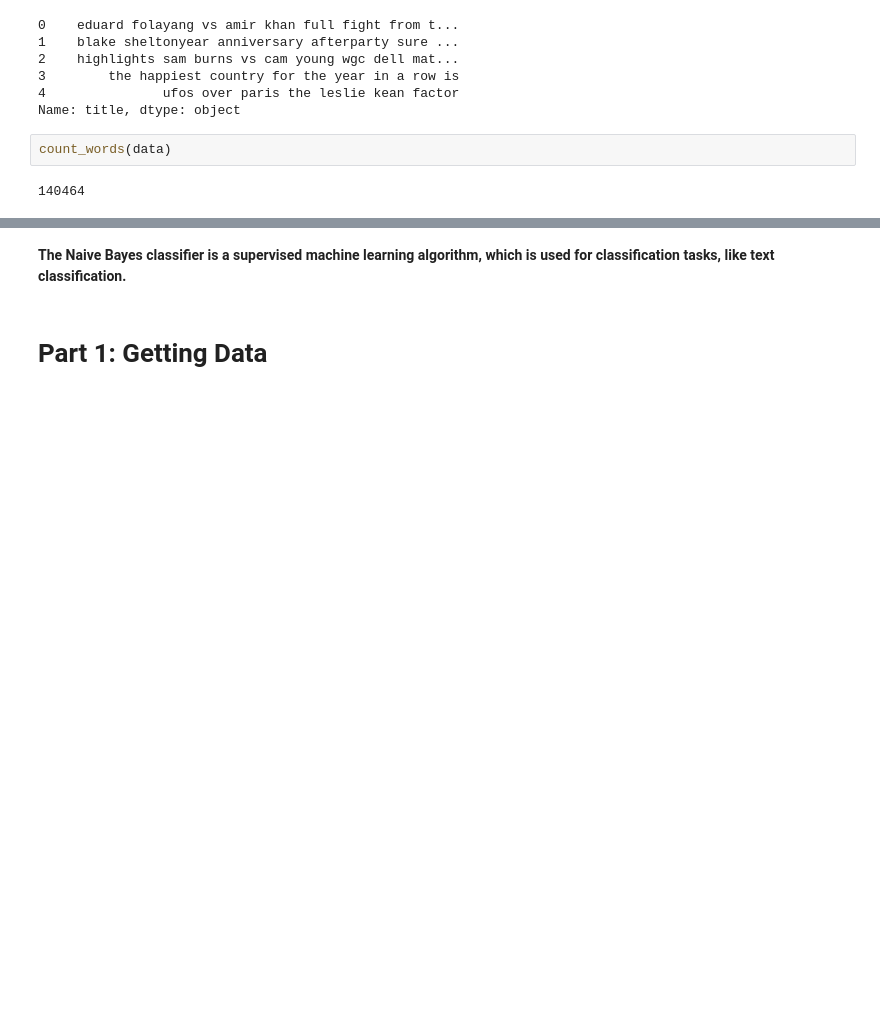
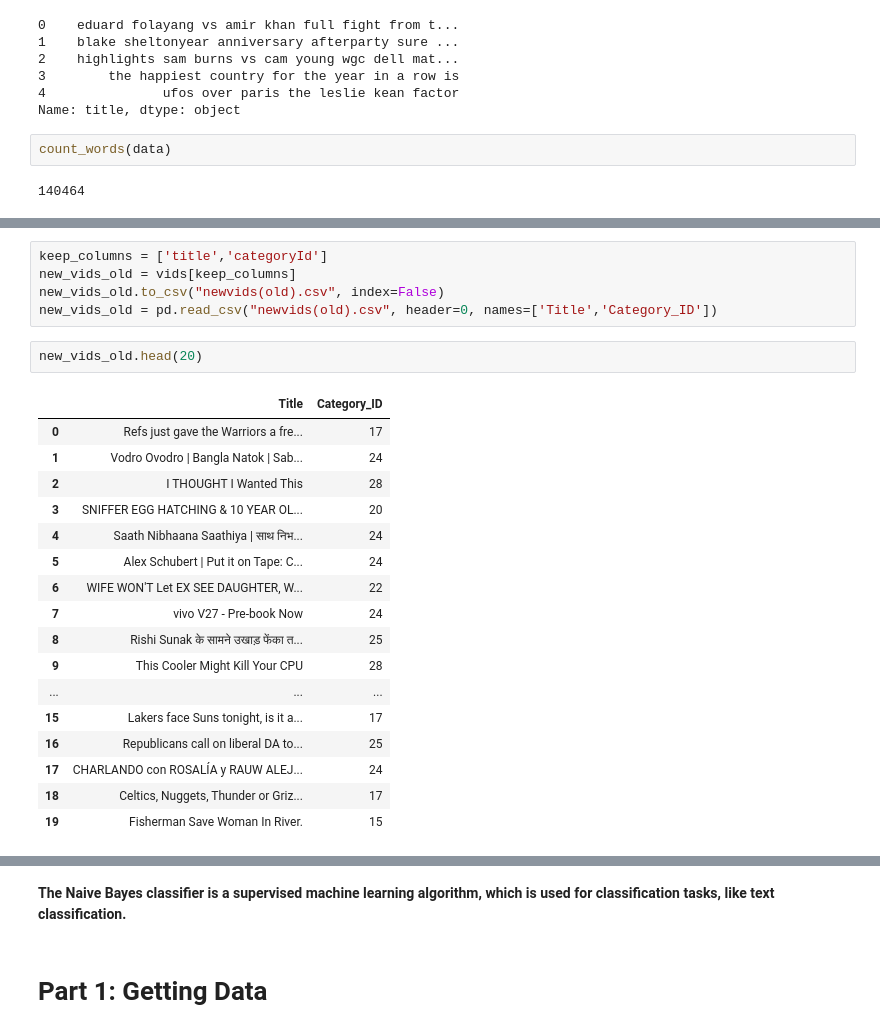
Before and after one commit to jhmarkkk/Youtube_Analysis, a Jupyter notebook: C.ipynb, the cells around one changed output, grey strips where cells are left out. Cells and saved outputs as stored; diff of their text form; blank space fills up the shorter version.

```diff
--- a/C.ipynb
+++ b/C.ipynb
@@ -608,0 +766,25 @@ fig.show()
+# %%
+keep_columns = ['title','categoryId']
+new_vids_old = vids[keep_columns]
+new_vids_old.to_csv("newvids(old).csv", index=False)
+new_vids_old = pd.read_csv("newvids(old).csv", header=0, names=['Title','Category_ID'])
+# %%
+new_vids_old.head(20)
+# %% [output]
+|  | Title | Category_ID |
+| 0 | Refs just gave the Warriors a fre... | 17 |
+| 1 | Vodro Ovodro | Bangla Natok | Sab... | 24 |
+| 2 | I THOUGHT I Wanted This | 28 |
+| 3 | SNIFFER EGG HATCHING & 10 YEAR OL... | 20 |
+| 4 | Saath Nibhaana Saathiya | साथ निभ... | 24 |
+| 5 | Alex Schubert | Put it on Tape: C... | 24 |
+| 6 | WIFE WON'T Let EX SEE DAUGHTER, W... | 22 |
+| 7 | vivo V27 - Pre-book Now | 24 |
+| 8 | Rishi Sunak के सामने उखाड़ फेंका त... | 25 |
+| 9 | This Cooler Might Kill Your CPU | 28 |
+| ... | ... | ... |
+| 15 | Lakers face Suns tonight, is it a... | 17 |
+| 16 | Republicans call on liberal DA to... | 25 |
+| 17 | CHARLANDO con ROSALÍA y RAUW ALEJ... | 24 |
+| 18 | Celtics, Nuggets, Thunder or Griz... | 17 |
+| 19 | Fisherman Save Woman In River. | 15 |
```
Also changed, not shown: parts of 55 cells of this notebook.
